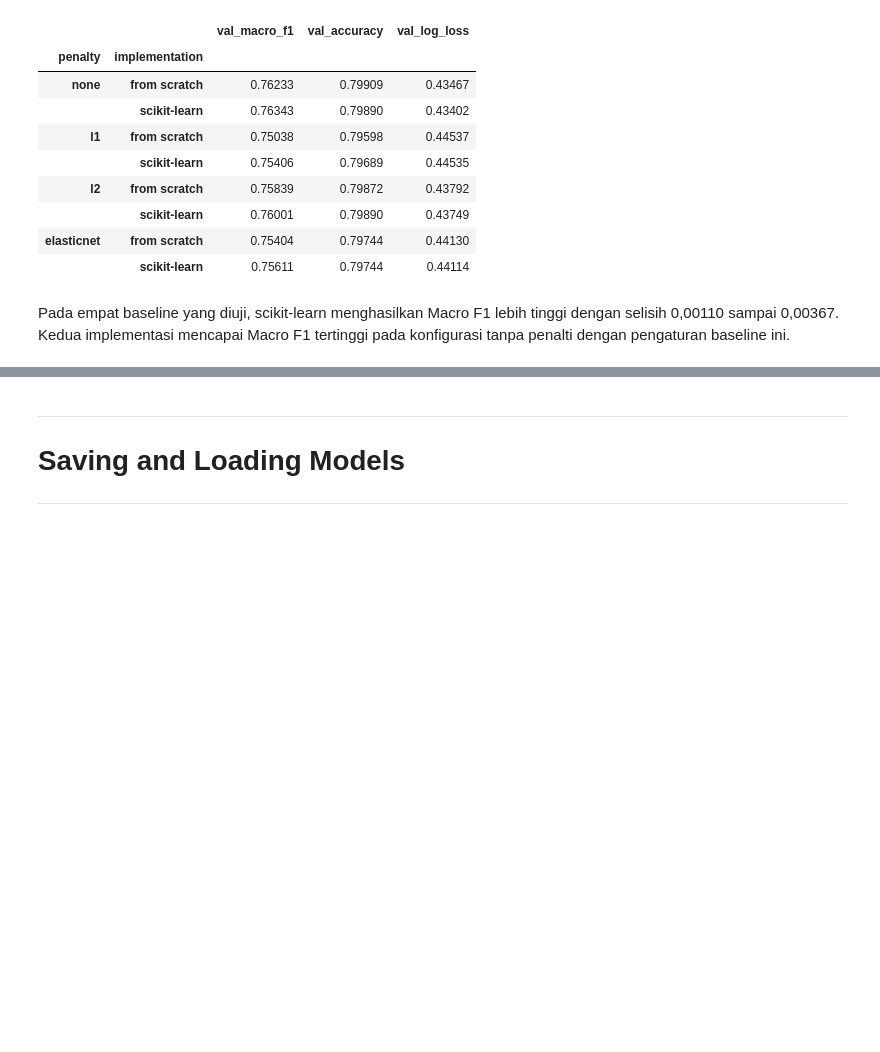
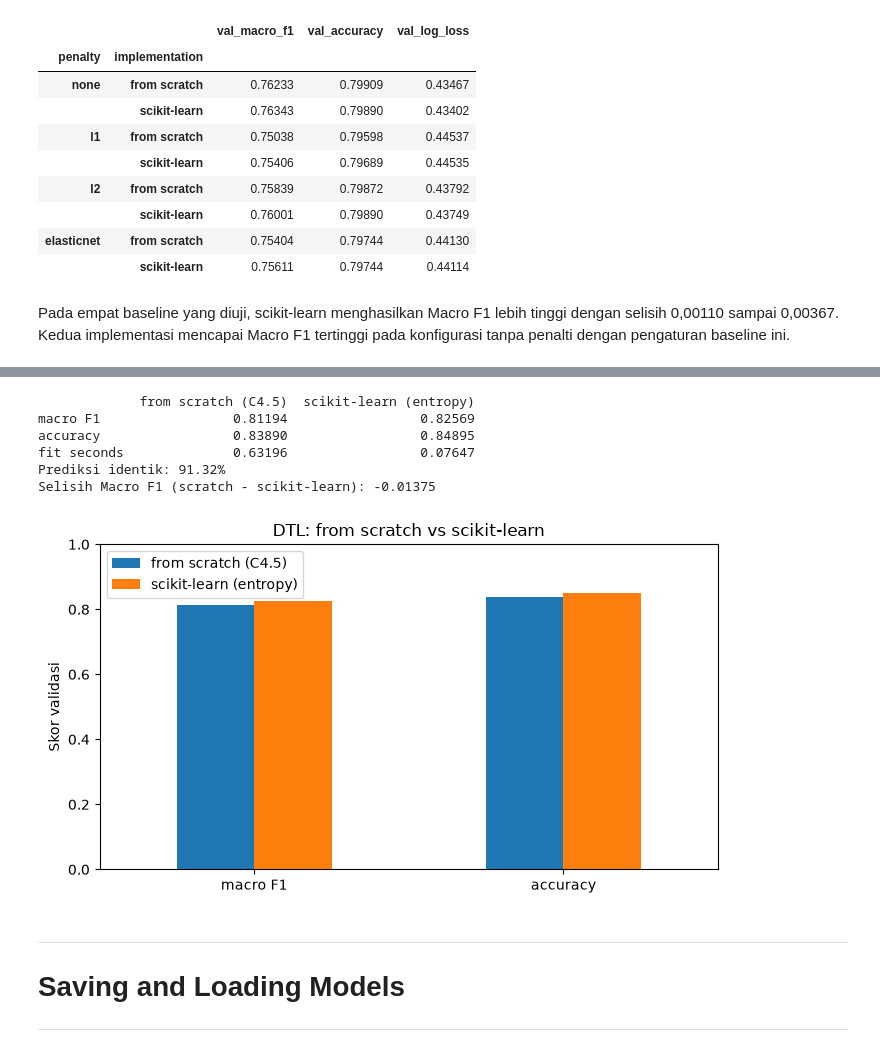
Before and after one commit to zizadhrmaa/IF3170_G25_IMKSIAI, a Jupyter notebook: src/Notebook_Tugas_Besar_2_IF3170_Inteligensi_Artifisial_2026_2027.ipynb, the cells around one changed output, grey strips where cells are left out. Saved outputs shown, nothing was run; the diff lists cells and outputs as text; code cells hidden in the pictures; blank space fills up the shorter version.

```diff
--- a/src/Notebook_Tugas_Besar_2_IF3170_Inteligensi_Artifisial_2026_2027.ipynb
+++ b/src/Notebook_Tugas_Besar_2_IF3170_Inteligensi_Artifisial_2026_2027.ipynb
@@ -753,0 +841,12 @@ This part covers one chosen variant, which is ID3, C4.5, or CART, and its valida
+# %%
+dtl_cv_rows = []
+for dtl_i, dtl_params in enumerate(dtl_parameter_pool):
+    dtl_mean, dtl_std = dtl_cv_evaluate(dtl_params)
+    dtl_cv_rows.append({'candidate': dtl_i, **dtl_params,
+                        'cv_macro_f1': dtl_mean, 'cv_std': dtl_std})
+    print(f'DTL kandidat {dtl_i + 1}/{len(dtl_parameter_pool)}: {dtl_mean:.5f}', flush=True)
+dtl_cv_table = pd.DataFrame(dtl_cv_rows).sort_values(
+    ['cv_macro_f1', 'cv_std', 'candidate'], ascending=[False, True, True]).reset_index(drop=True)
+dtl_best_params = dtl_parameter_pool[int(dtl_cv_table.iloc[0]['candidate'])].copy()
+print('Parameter DTL terpilih:', dtl_best_params)
+print(dtl_cv_table.round(6).to_string(index=False))
@@ -1562,3 +1713,44 @@ Pada empat baseline yang diuji, scikit-learn menghasilkan Macro F1 lebih tinggi
+# %%
+from sklearn.tree import DecisionTreeClassifier
+from sklearn.metrics import f1_score as dtl_sk_f1
+
+dtl_sk_preprocessor = Preprocessor(scale=False, min_category_freq=1, add_derived=False)
+dtl_sk_X_train = dtl_sk_preprocessor.fit_transform(train_set)
+dtl_sk_X_val = dtl_sk_preprocessor.transform(val_set)
+dtl_sk_model = DecisionTreeClassifier(
+    criterion='entropy', ccp_alpha=dtl_best_params['ccp_alpha'],
+    max_depth=dtl_best_params['max_depth'],
+    min_samples_split=int(dtl_best_params['min_samples_split']),
+    min_samples_leaf=int(dtl_best_params['min_samples_leaf']), random_state=CFG.SEED)
+dtl_sk_start = time.perf_counter()
+dtl_sk_model.fit(dtl_sk_X_train, y_train)
+dtl_sk_time = time.perf_counter() - dtl_sk_start
+dtl_sk_pred = dtl_sk_model.predict(dtl_sk_X_val)
+dtl_comparison = pd.DataFrame({
+    'from scratch (C4.5)': [macro_f1(y_val, dtl_val_pred), accuracy(y_val, dtl_val_pred), dtl_fit_time],
+    'scikit-learn (entropy)': [dtl_sk_f1(y_val, dtl_sk_pred, average='macro'),
+                                accuracy(y_val, dtl_sk_pred), dtl_sk_time],
+}, index=['macro F1', 'accuracy', 'fit seconds'])
+print(dtl_comparison.round(5).to_string())
+print(f'Prediksi identik: {np.mean(dtl_val_pred == dtl_sk_pred):.2%}')
+print('Selisih Macro F1 (scratch - scikit-learn):',
+      round(dtl_comparison.iloc[0, 0] - dtl_comparison.iloc[0, 1], 5))
+dtl_plot_dir = CFG.OUTPUT_DIR / 'visualization' / 'dtl'
+dtl_plot_dir.mkdir(parents=True, exist_ok=True)
+dtl_fig, dtl_ax = plt.subplots(figsize=(7, 4))
+dtl_comparison.loc[['macro F1', 'accuracy']].plot.bar(ax=dtl_ax, rot=0)
+dtl_ax.set(ylim=(0, 1), ylabel='Skor validasi', title='DTL: from scratch vs scikit-learn')
+dtl_fig.tight_layout()
+dtl_fig.savefig(dtl_plot_dir / 'comparison.png', dpi=150, bbox_inches='tight')
+plt.show()
+# %% [output]
+             from scratch (C4.5)  scikit-learn (entropy)
+macro F1                 0.81194                 0.82569
+accuracy                 0.83890                 0.84895
+fit seconds              0.63196                 0.07647
+Prediksi identik: 91.32%
+Selisih Macro F1 (scratch - scikit-learn): -0.01375
+[figure, added]
 # %% [markdown]
 ---
 
```
Also changed, not shown: parts of 30 cells of this notebook, 9 other files.
